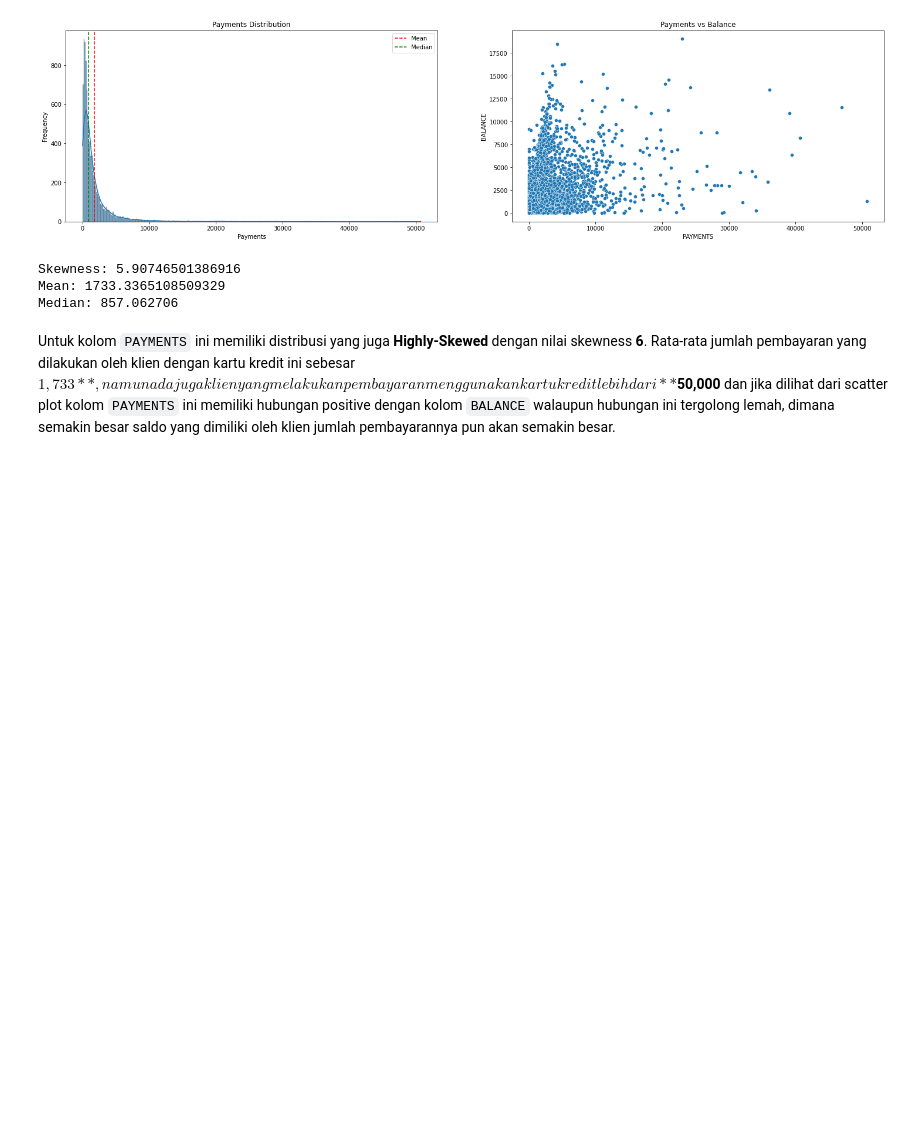
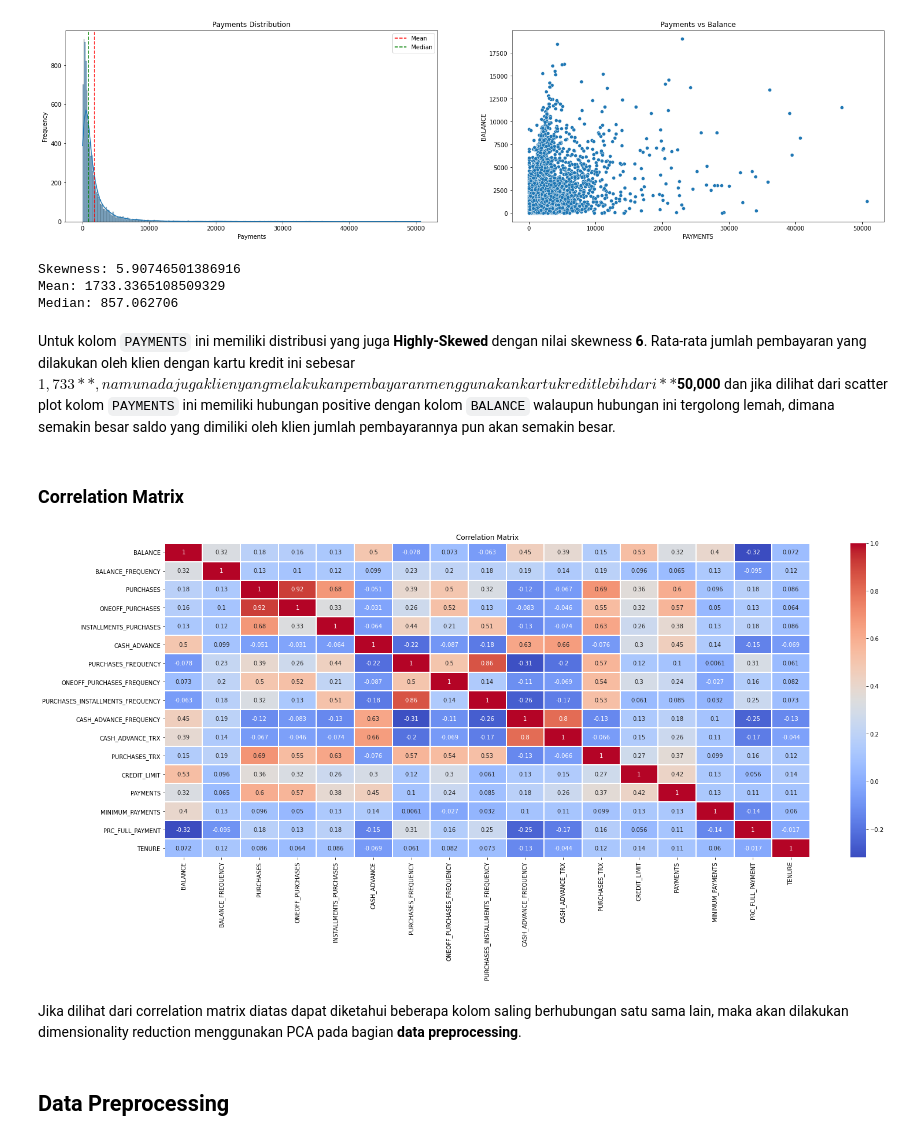
Before and after one commit to Penzragon/h8dsft_P1W3Cls, a Jupyter notebook: script.ipynb, the cells around one changed output. Drawn from its saved outputs; the diff is of its cells as text; code cells hidden in the pictures; blank space fills up the shorter version.

Commit message:
Add heatmap

```diff
--- a/script.ipynb
+++ b/script.ipynb
@@ -342,3 +342,16 @@ Mean: 1733.3365108509329
 Median: 857.062706
 # %% [markdown]
 Untuk kolom `PAYMENTS` ini memiliki distribusi yang juga **Highly-Skewed** dengan nilai skewness **6**. Rata-rata jumlah pembayaran yang dilakukan oleh klien dengan kartu kredit ini sebesar **$1,733**, namun ada juga klien yang melakukan pembayaran menggunakan kartu kredit lebih dari **$50,000** dan jika dilihat dari scatter plot kolom `PAYMENTS` ini memiliki hubungan positive dengan kolom `BALANCE` walaupun hubungan ini tergolong lemah, dimana semakin besar saldo yang dimiliki oleh klien jumlah pembayarannya pun akan semakin besar.
+# %% [markdown]
+### Correlation Matrix
+# %%
+plt.figure(figsize=(25, 10))
+sns.heatmap(cc.corr(), annot=True, cmap='coolwarm', linewidths=0.2)
+plt.title('Correlation Matrix')
+plt.show()
+# %% [output]
+[figure, added]
+# %% [markdown]
+Jika dilihat dari correlation matrix diatas dapat diketahui beberapa kolom saling berhubungan satu sama lain, maka akan dilakukan dimensionality reduction menggunakan PCA pada bagian **data preprocessing**.
+# %% [markdown]
+## Data Preprocessing
```
